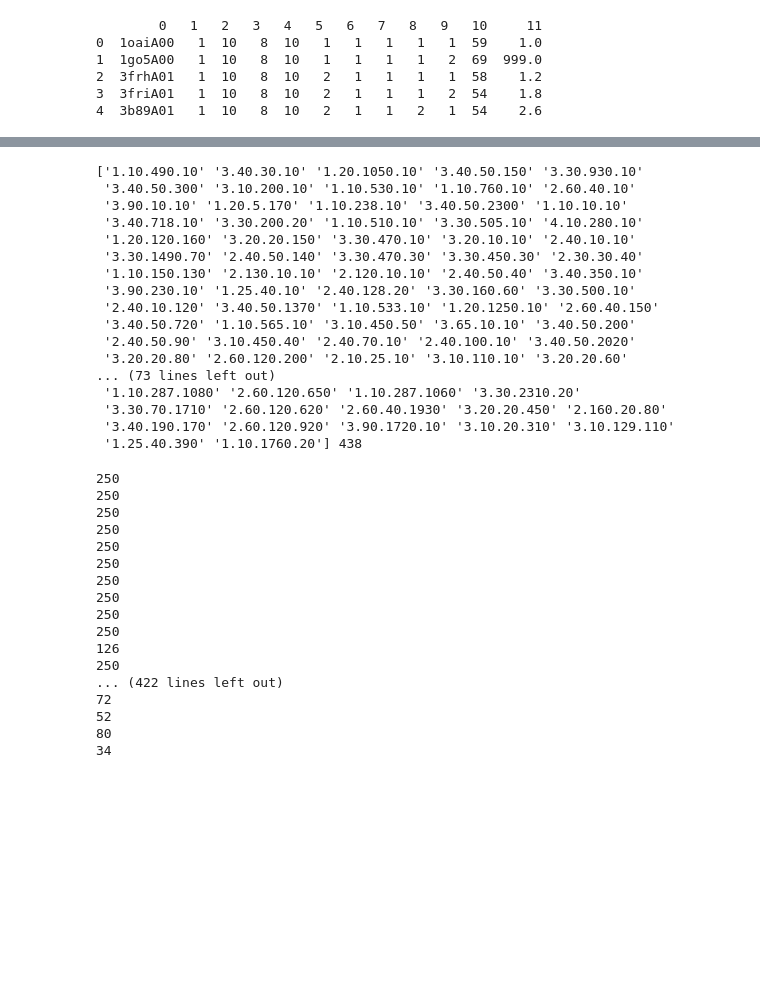
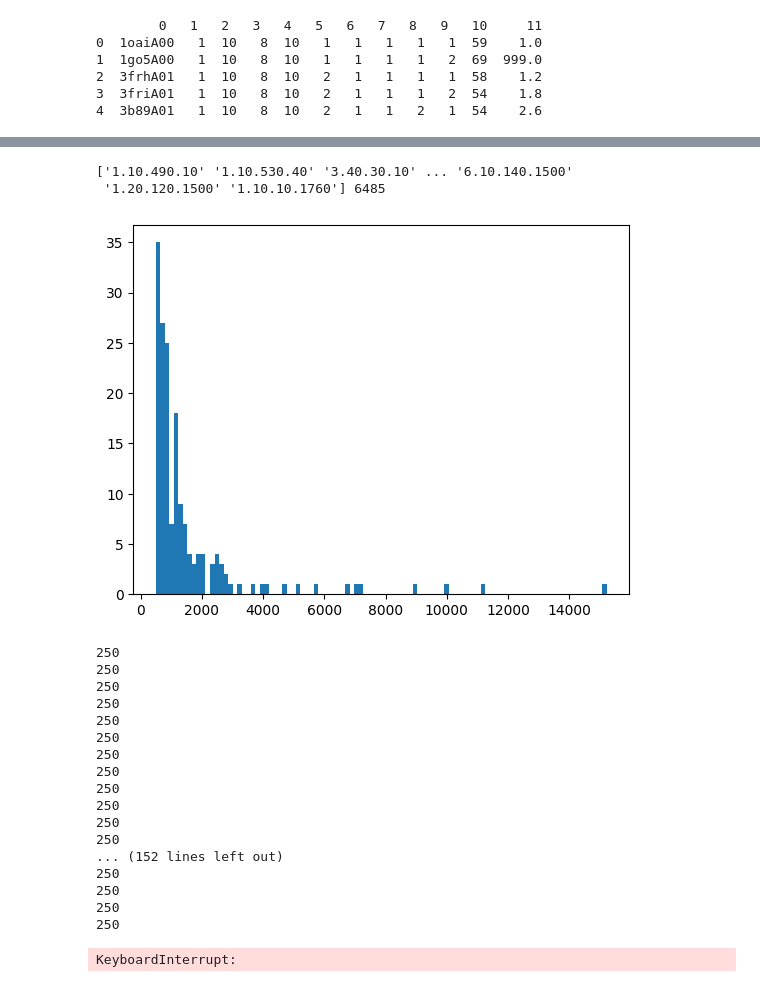
Before and after one commit to DessimozLab/fold_tree, a Jupyter notebook: notebooks/prepareCATH.ipynb, the cells around one changed output, grey strips where cells are left out. Cells and saved outputs as stored; diff of their text form; code cells hidden in the pictures; blank space fills up the shorter version.

```diff
--- a/notebooks/prepareCATH.ipynb
+++ b/notebooks/prepareCATH.ipynb
@@ -52,28 +50,22 @@ print(siftsdf.head(), len(siftsdf) , print(len(siftsdf.superfam.unique())))
 # %%
+from matplotlib import pyplot as plt
 print(siftsdf.superfam.unique(),len(siftsdf.superfam.unique()))
+#make a histogram of the superfam counts
+famsizes = siftsdf.superfam.value_counts().to_numpy()
+
+
+plt.hist( famsizes[famsizes>500] , bins = 100)
+plt.show()
 # %% [output]
-['1.10.490.10' '3.40.30.10' '1.20.1050.10' '3.40.50.150' '3.30.930.10'
- '3.40.50.300' '3.10.200.10' '1.10.530.10' '1.10.760.10' '2.60.40.10'
- '3.90.10.10' '1.20.5.170' '1.10.238.10' '3.40.50.2300' '1.10.10.10'
- '3.40.718.10' '3.30.200.20' '1.10.510.10' '3.30.505.10' '4.10.280.10'
- '1.20.120.160' '3.20.20.150' '3.30.470.10' '3.20.10.10' '2.40.10.10'
- '3.30.1490.70' '2.40.50.140' '3.30.470.30' '3.30.450.30' '2.30.30.40'
- '1.10.150.130' '2.130.10.10' '2.120.10.10' '2.40.50.40' '3.40.350.10'
- '3.90.230.10' '1.25.40.10' '2.40.128.20' '3.30.160.60' '3.30.500.10'
- '2.40.10.120' '3.40.50.1370' '1.10.533.10' '1.20.1250.10' '2.60.40.150'
- '3.40.50.720' '1.10.565.10' '3.10.450.50' '3.65.10.10' '3.40.50.200'
- '2.40.50.90' '3.10.450.40' '2.40.70.10' '2.40.100.10' '3.40.50.2020'
- '3.20.20.80' '2.60.120.200' '2.10.25.10' '3.10.110.10' '3.20.20.60'
-... (73 lines left out)
- '1.10.287.1080' '2.60.120.650' '1.10.287.1060' '3.30.2310.20'
- '3.30.70.1710' '2.60.120.620' '2.60.40.1930' '3.20.20.450' '2.160.20.80'
- '3.40.190.170' '2.60.120.920' '3.90.1720.10' '3.10.20.310' '3.10.129.110'
- '1.25.40.390' '1.10.1760.20'] 438
+['1.10.490.10' '1.10.530.40' '3.40.30.10' ... '6.10.140.1500'
+ '1.20.120.1500' '1.10.10.1760'] 6485
+[figure, added]
 # %%
 from src import AFDB_tools
 import os
 datapath = '../CATH_data/'
 nprots = 250
+minprots = 500
 #iterate over all superfamilies and create a tree for each
 
 if not os.path.exists(datapath):
@@ -87,15 +79,14 @@ for superfam in siftsdf.superfam.unique():
     #create a tree for each superfam
     #sample 1000 proteins from the superfam
     sub = siftsdf[siftsdf.superfam == superfam]
-    prots = sub.sample(min(nprots, len(sub))).dropna()
-    print(len(prots))
-
-    #output the sequence dataset to a file
-    prots.to_csv(datapath+superfam+'/sequence_dataset.csv')
-    #create a folder for the superfam if it does not exist
-    #output the uniport ids to a file
-    with open(datapath+superfam+'/identifiers.txt', 'w') as f:
-        f.write('\n'.join( list(prots['SP_PRIMARY'])))
+    if len(sub) > 500:
+        prots = sub.sample(min(nprots, len(sub))).dropna()
+        print(len(prots))
+            #output the sequence dataset to a file
+        #create a folder for the superfam if it does not exist
+        #output the uniport ids to a file
+        with open(datapath+superfam+'/identifiers.txt', 'w') as f:
+            f.write('\n'.join( list(prots['SP_PRIMARY'])))
 # %% [output]
 250
 250
@@ -107,10 +98,11 @@ for superfam in siftsdf.superfam.unique():
 250
 250
 250
-126
 250
-... (422 lines left out)
-72
-52
-80
-34
+250
+... (152 lines left out)
+250
+250
+250
+250
+KeyboardInterrupt:
```
Also changed, not shown: parts of 3 cells of this notebook, 5 other files.
